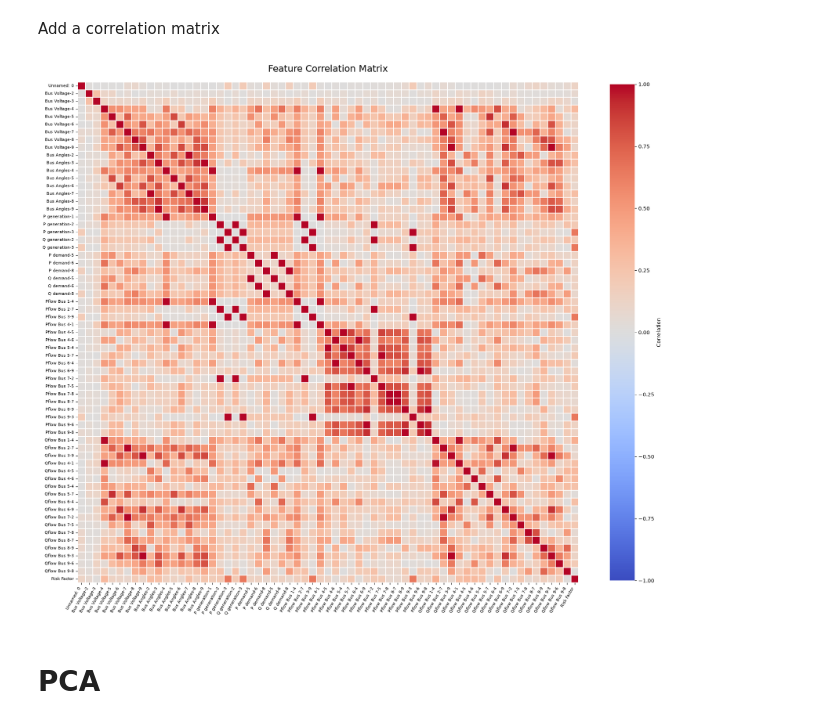
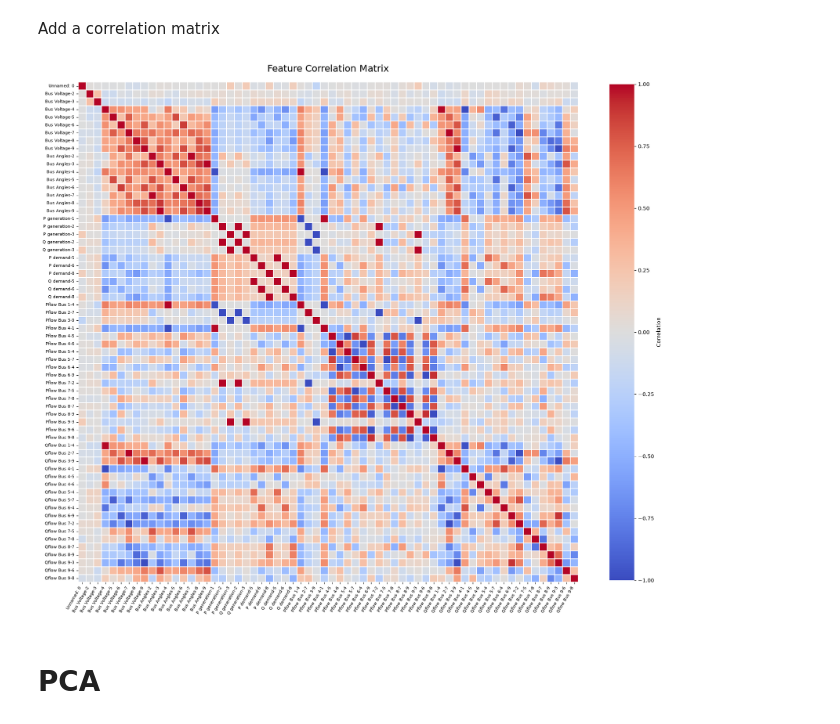
Before and after one commit to Hephaestois/ML4EE_project, a Jupyter notebook: introduction_tests.ipynb, the cells around one changed output. Drawn from its saved outputs; the diff is of its cells as text; code cells hidden in the pictures.

```diff
--- a/introduction_tests.ipynb
+++ b/introduction_tests.ipynb
@@ -51,6 +51,8 @@ Input_clean = Input.drop(columns=zero_std_columns)
 
 print("Number of features before cleaning Features without variation: ", len(Input.columns))
 print("number of features after  cleaning Features without variation: ", len(Input_clean.columns))
+x = Input.drop(columns=['Risk Factor'])
+x = x.drop(columns=zero_std_columns)
 # %% [output]
 ['Unnamed: 0', 'Bus Voltage-1', 'Bus Voltage-2', 'Bus Voltage-3', 'Bus Voltage-4', 'Bus Voltage-5', 'Bus Voltage-6', 'Bus Voltage-7', 'Bus Voltage-8', 'Bus Voltage-9', 'Bus Angles-1', 'Bus Angles-2',  ...
 [figure]
@@ -80,7 +82,7 @@ def plot_correlation_matrix(df):
     plt.figure(figsize=(fig_size, fig_size))
 
     sns.heatmap(
-        corr.abs(),
+        corr,
         cmap="coolwarm",
         center=0,
         vmin=-1,
@@ -99,35 +101,35 @@ def plot_correlation_matrix(df):
 
     plt.title(
         "Feature Correlation Matrix",
         fontsize=18,
         pad=20
     )
 
     plt.xticks(
         rotation=60,
         ha="right",
         fontsize=8
     )
 
     plt.yticks(
         rotation=0,
         fontsize=8
     )
 
     plt.tight_layout()
     plt.show()
 
 
 a = pd.DataFrame(
     [[1, 2, 4, 50],
      [2, 2, 3, 50],
      [3, 2, 2, 50],
      [4, 2, 1, 50]],
     columns=["A", "B", "C", "D"])
 
-plot_correlation_matrix(Input_clean)
+plot_correlation_matrix(x)
 # %% [output]
-[figure, old version]
+[figure, new version]
 # %% [markdown]
 # PCA
 # %%
```
Also changed, not shown: parts of 11 cells of this notebook, 4 other files.
